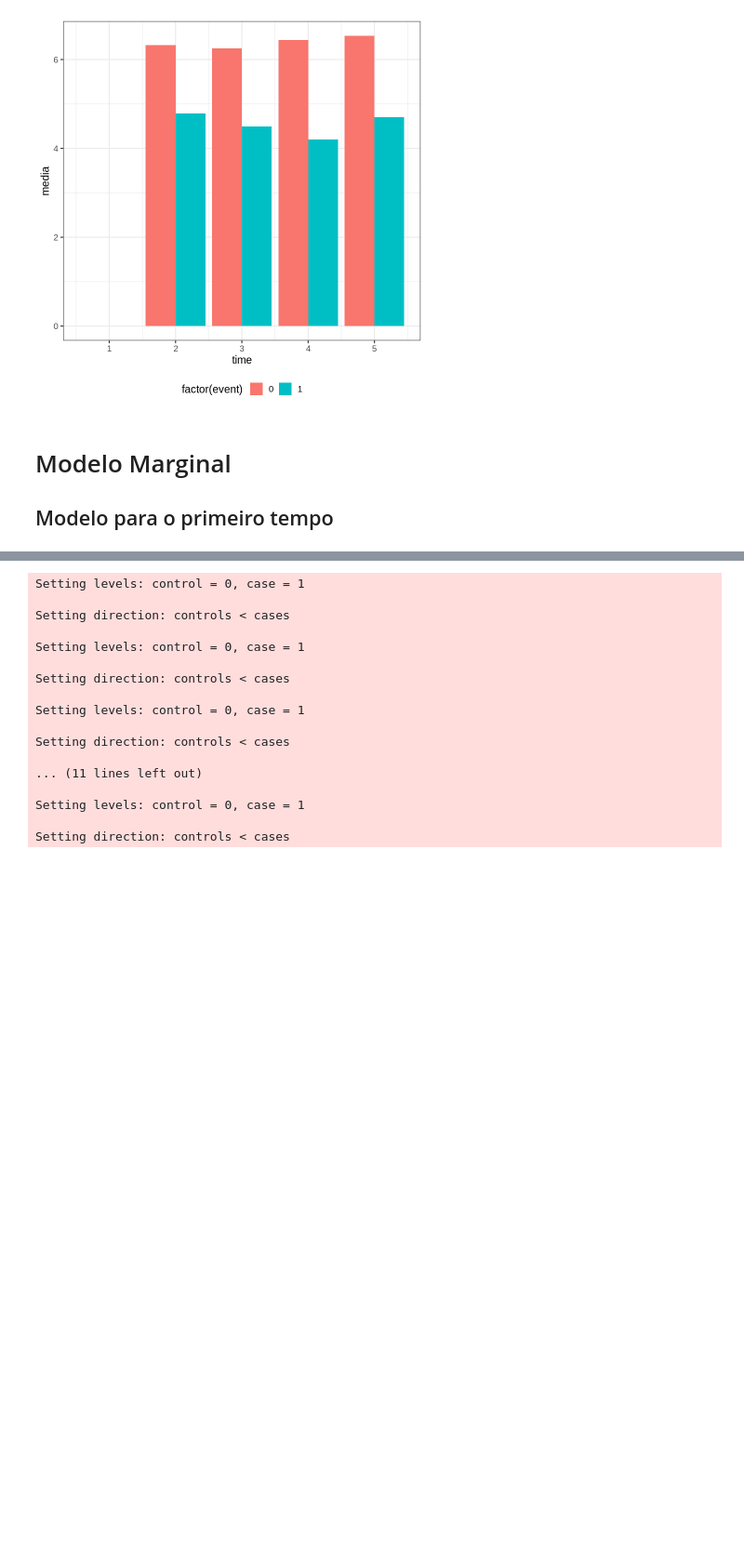
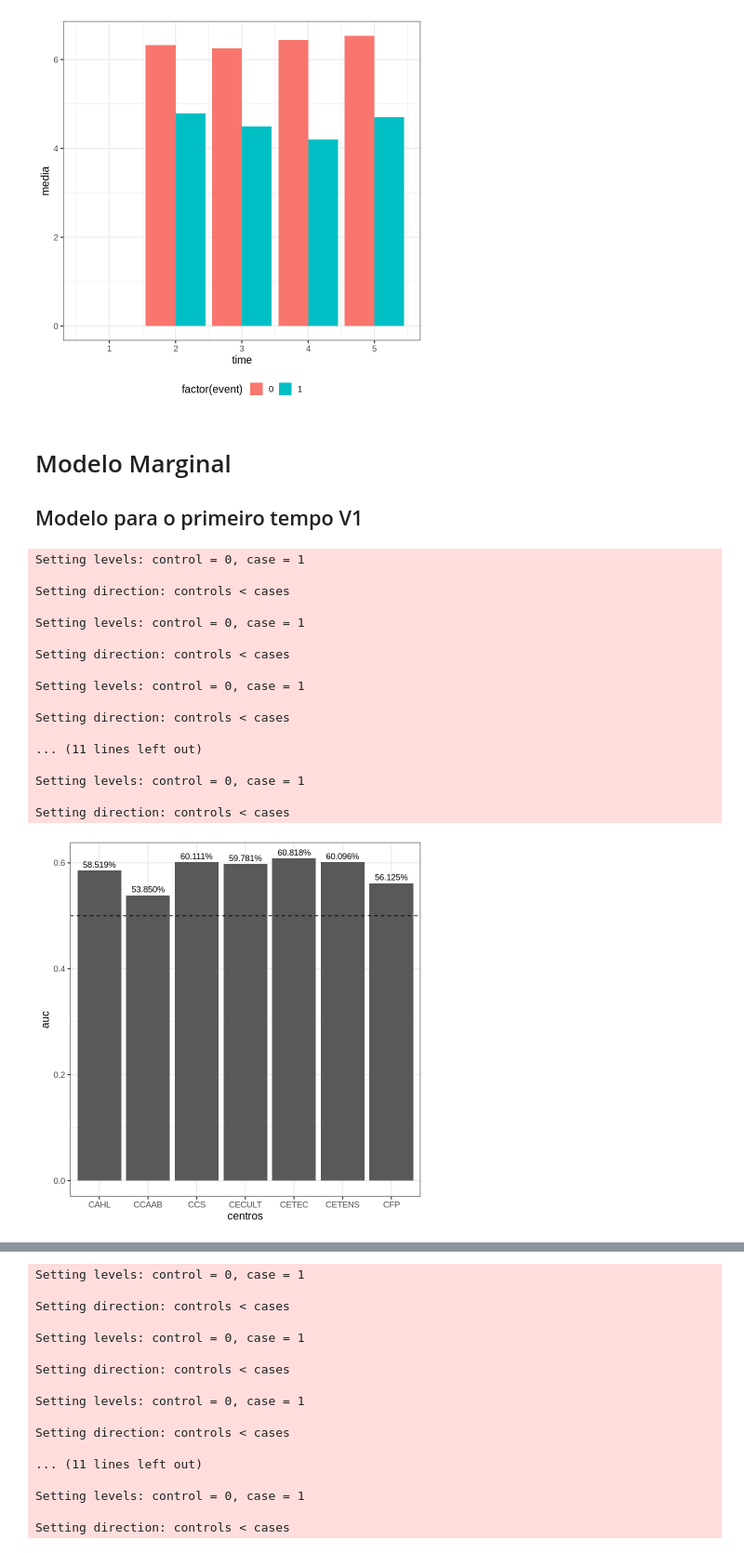
Before and after one commit to rlopes404/dropout, a Jupyter notebook: longitudinal.ipynb, the cells around one changed output, grey strips where cells are left out. Shown at 93% size. Saved outputs shown, nothing was run; the diff lists cells and outputs as text; code cells hidden in the pictures; blank space fills up the shorter version.

Commit message:
modelo novas covariáveis

```diff
--- a/longitudinal.ipynb
+++ b/longitudinal.ipynb
@@ -261,4 +284,45 @@ Warning message:
 # %% [markdown]
 # Modelo Marginal
 
-## Modelo para o primeiro tempo
+## Modelo para o primeiro tempo V1
+# %%
+centros <- unique(dados$centro)
+
+fits.glm <- list()
+for(i in 1:length(centros))
+{
+    dados.centro <- subset(dados, time==1)
+    dados.centro <- subset(dados.centro, centro == centros[i])
+
+    fits.glm[[i]] <- glm(event ~ sexo + is_cotista + gap + idade + semestreIngresso, family = "binomial", data=dados.centro)
+}
+
+# auc
+auc.fit.glm <- data.frame(centros = centros, auc = NA)
+for(i in 1:length(centros)){
+    auc.fit.glm$auc[i] <- roc(fits.glm[[i]]$y~fits.glm[[i]]$fitted.values)$auc
+}
+
+ggplot(auc.fit.glm, aes(x=centros, y=auc)) +
+geom_text(aes(label = scales::percent(auc)), vjust = -.5) +
+geom_col() +
+geom_hline(yintercept = 0.5, linetype = "dashed")
+# %% [output]
+Setting levels: control = 0, case = 1
+
+Setting direction: controls < cases
+
+Setting levels: control = 0, case = 1
+
+Setting direction: controls < cases
+
+Setting levels: control = 0, case = 1
+
+Setting direction: controls < cases
+
+... (11 lines left out)
+
+Setting levels: control = 0, case = 1
+
+Setting direction: controls < cases
+[figure, added]
```
Also changed, not shown: parts of 14 cells of this notebook, 1 other file.
